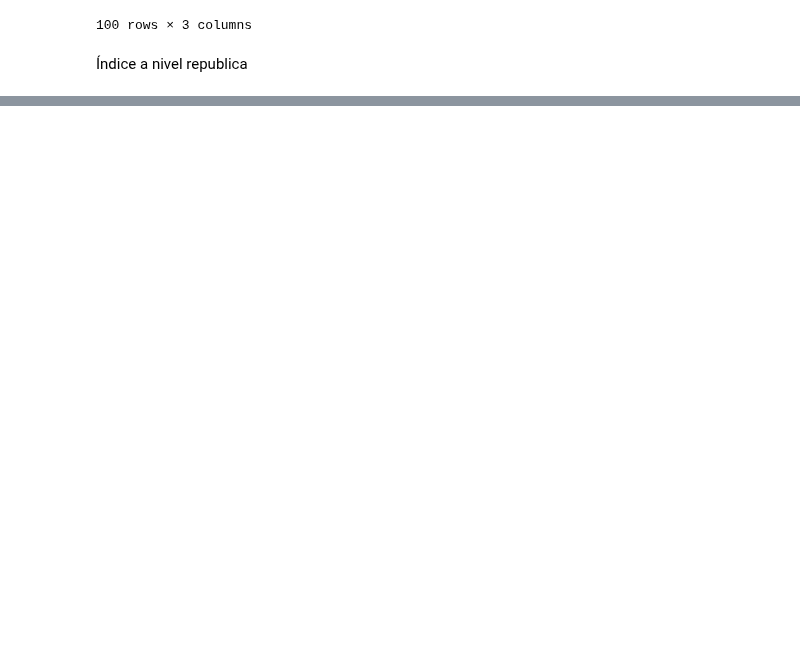
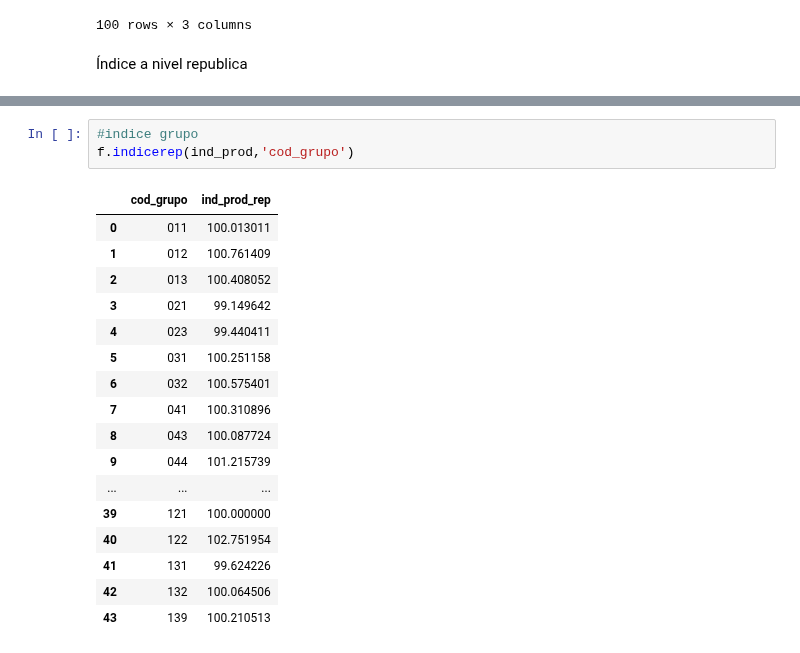
Before and after one commit to ShannonNCM/ComparacionCalculoIPC, a Jupyter notebook: python/ipc2024_python.ipynb, the cells around one changed output, grey strips where cells are left out. Drawn from its saved outputs; the diff is of its cells as text; blank space fills up the shorter version.

```diff
--- a/python/ipc2024_python.ipynb
+++ b/python/ipc2024_python.ipynb
@@ -220,0 +301,21 @@ funciones.indices(ind_prod,'cod_div')
+# %%
+#indice grupo
+f.indicerep(ind_prod,'cod_grupo')
+# %% [output]
+|  | cod_grupo | ind_prod_rep |
+| 0 | 011 | 100.013011 |
+| 1 | 012 | 100.761409 |
+| 2 | 013 | 100.408052 |
+| 3 | 021 | 99.149642 |
+| 4 | 023 | 99.440411 |
+| 5 | 031 | 100.251158 |
+| 6 | 032 | 100.575401 |
+| 7 | 041 | 100.310896 |
+| 8 | 043 | 100.087724 |
+| 9 | 044 | 101.215739 |
+| ... | ... | ... |
+| 39 | 121 | 100.000000 |
+| 40 | 122 | 102.751954 |
+| 41 | 131 | 99.624226 |
+| 42 | 132 | 100.064506 |
+| 43 | 139 | 100.210513 |
```
Also changed, not shown: parts of 27 cells of this notebook, 3 other files.
